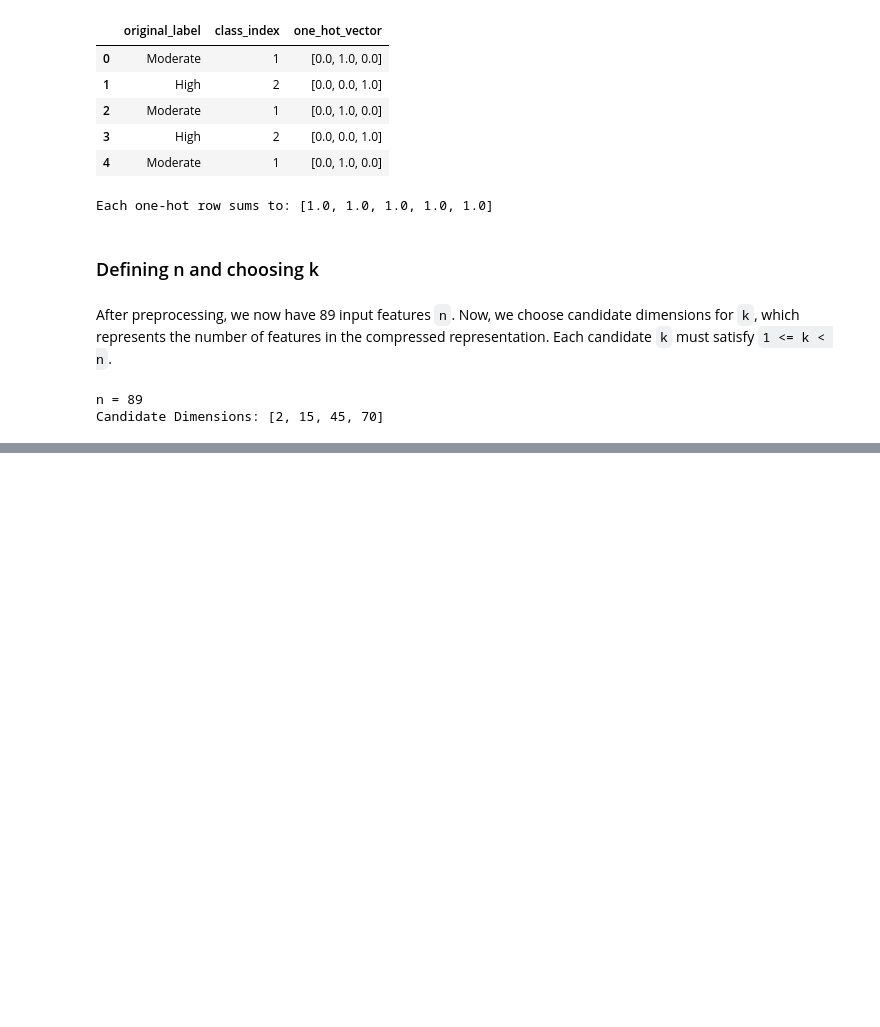
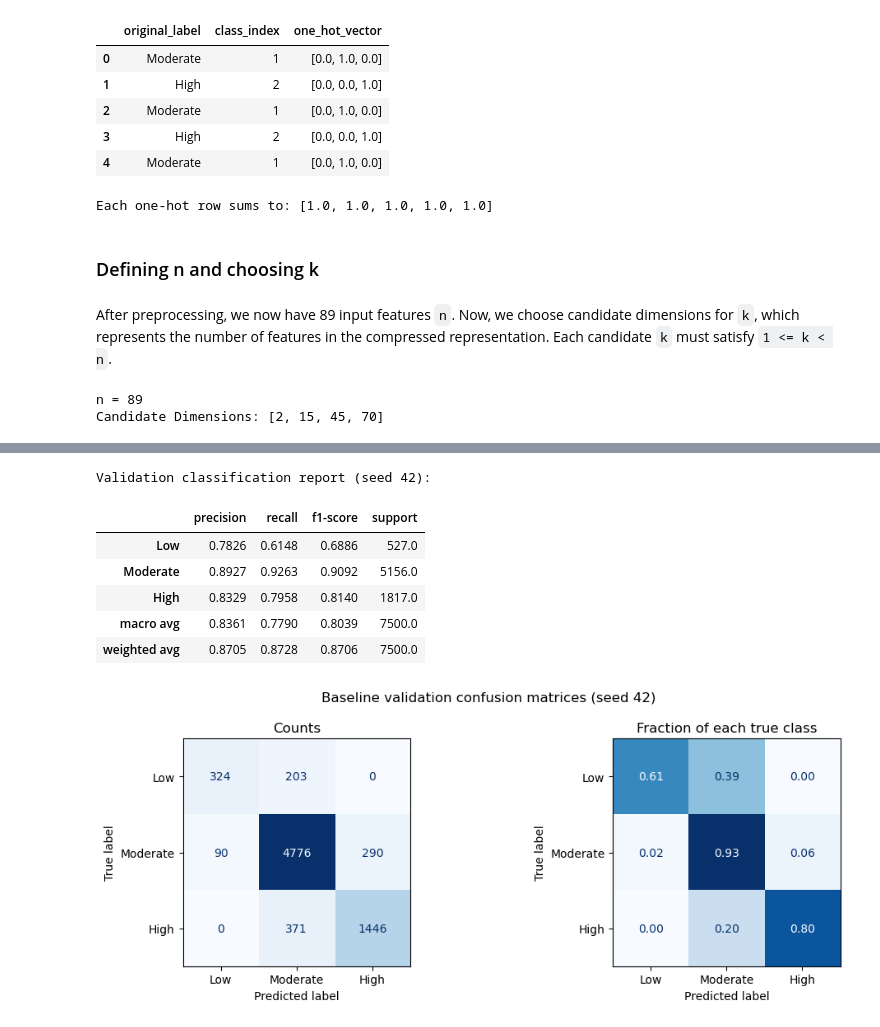
Before and after one commit to Gabriel-Labariento/csci114, a Jupyter notebook: lab2/lab2.ipynb, the cells around one changed output, grey strips where cells are left out. Cells and saved outputs as stored; diff of their text form; code cells hidden in the pictures; blank space fills up the shorter version.

```diff
--- a/lab2/lab2.ipynb
+++ b/lab2/lab2.ipynb
@@ -425,0 +721,47 @@ tensor([[-0.1194, -0.1185,  0.2146],
+# %%
+report_validation = baseline_runs[REPORT_SEED]["validation"]
+validation_targets = report_validation["targets"]
+validation_predictions = report_validation["predictions"]
+class_indices = list(range(len(CLASS_NAMES)))
+
+baseline_classification_report = pd.DataFrame(classification_report(
+    validation_targets,
+    validation_predictions,
+    labels=class_indices,
+    target_names=CLASS_NAMES,
+    output_dict=True,
+    zero_division=0,
+)).T.drop(index="accuracy")
+print(f"Validation classification report (seed {REPORT_SEED}):")
+display(baseline_classification_report.round(4))
+
+baseline_confusion_matrix = confusion_matrix(
+    validation_targets, validation_predictions, labels=class_indices
+)
+normalized_confusion_matrix = confusion_matrix(
+    validation_targets,
+    validation_predictions,
+    labels=class_indices,
+    normalize="true",
+)
+fig, axes = plt.subplots(1, 2, figsize=(11, 4))
+for ax, matrix, title, value_format in (
+    (axes[0], baseline_confusion_matrix, "Counts", "d"),
+    (axes[1], normalized_confusion_matrix, "Fraction of each true class", ".2f"),
+):
+    ConfusionMatrixDisplay(matrix, display_labels=CLASS_NAMES).plot(
+        ax=ax, cmap="Blues", values_format=value_format, colorbar=False
+    )
+    ax.set_title(title)
+fig.suptitle(f"Baseline validation confusion matrices (seed {REPORT_SEED})")
+plt.tight_layout()
+plt.show()
+# %% [output]
+Validation classification report (seed 42):
+|  | precision | recall | f1-score | support |
+| Low | 0.7826 | 0.6148 | 0.6886 | 527.0 |
+| Moderate | 0.8927 | 0.9263 | 0.9092 | 5156.0 |
+| High | 0.8329 | 0.7958 | 0.8140 | 1817.0 |
+| macro avg | 0.8361 | 0.7790 | 0.8039 | 7500.0 |
+| weighted avg | 0.8705 | 0.8728 | 0.8706 | 7500.0 |
+[figure, added]
```
Also changed, not shown: parts of 21 cells of this notebook.
